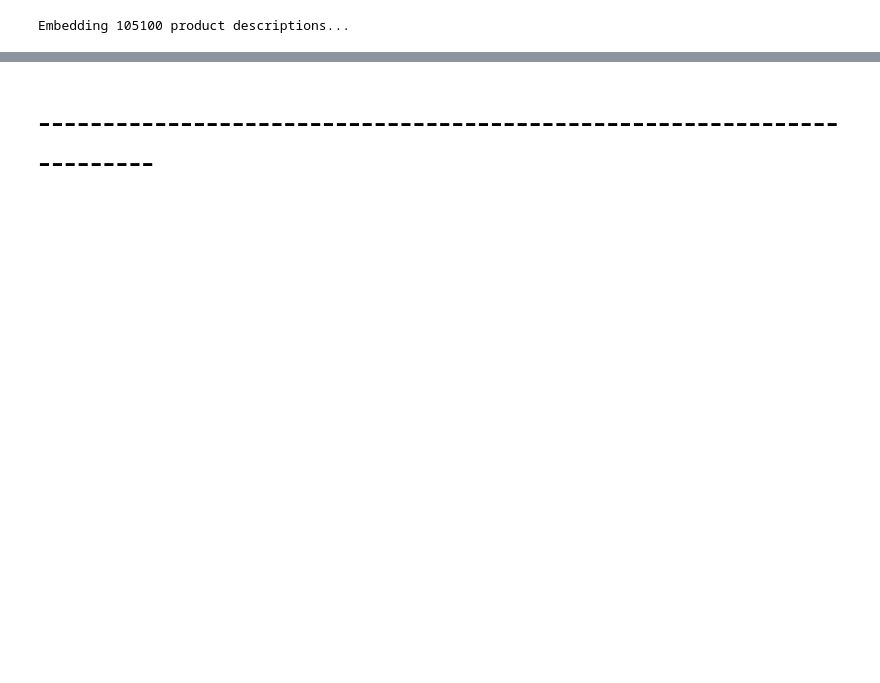
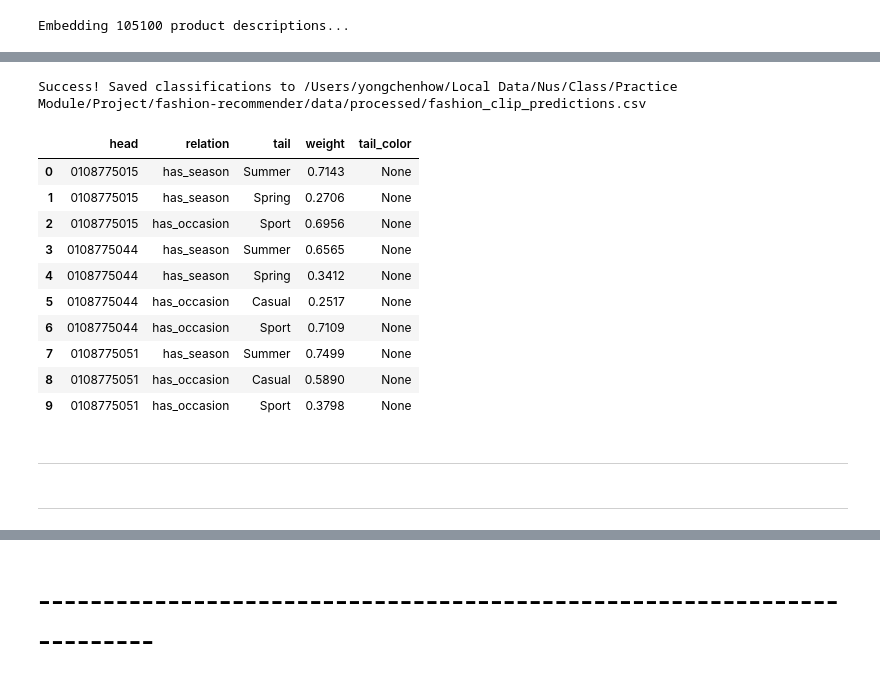
Before and after one commit to victorjongsoon/fashion-recommender, a Jupyter notebook: services/recommender-service/kg/DataProcess.ipynb, the cells around one changed output, grey strips where cells are left out. Cells and saved outputs as stored; diff of their text form; code cells hidden in the pictures; blank space fills up the shorter version.

```diff
--- a/services/recommender-service/kg/DataProcess.ipynb
+++ b/services/recommender-service/kg/DataProcess.ipynb
@@ -520,0 +536,4 @@ Calculating similarity scores...
+# %%
+# Hardware Acceleration
+device = "cuda" if torch.cuda.is_available() else "mps" if torch.backends.mps.is_available() else "cpu"
+print(f"Running FashionCLIP on: {device.upper()}")
@@ -520,0 +558,12 @@ Calculating similarity scores...
+# %%
+# Define the Prompt Dictionary
+seasons_prompts = [
+    "a photo of summer clothing", "a photo of winter clothing",
+    "a photo of spring clothing", "a photo of autumn clothing"
+]
+clean_seasons = ["Summer", "Winter", "Spring", "Autumn"]
+occasions_prompts = [
+    "a photo of casual wear", "a photo of formal wear",
+    "a photo of sport wear", "a photo of party wear"
+]
+clean_occasions = ["Casual", "Formal", "Sport", "Party"]
@@ -521,3 +686,26 @@ Calculating similarity scores...
+# %%
+# Save to CSV
+results_df = pd.DataFrame(results)
+results_df.to_csv(output_csv, index=False)
+print(f"\nSuccess! Saved classifications to {output_csv}")
+display(results_df.head(10))
+# %% [output]
+Success! Saved classifications to /Users/yongchenhow/Local Data/Nus/Class/Practice Module/Project/fashion-recommender/data/processed/fashion_clip_predictions.csv
+|  | head | relation | tail | weight | tail_color |
+| 0 | 0108775015 | has_season | Summer | 0.7143 | None |
+| 1 | 0108775015 | has_season | Spring | 0.2706 | None |
+| 2 | 0108775015 | has_occasion | Sport | 0.6956 | None |
+| 3 | 0108775044 | has_season | Summer | 0.6565 | None |
+| 4 | 0108775044 | has_season | Spring | 0.3412 | None |
+| 5 | 0108775044 | has_occasion | Casual | 0.2517 | None |
+| 6 | 0108775044 | has_occasion | Sport | 0.7109 | None |
+| 7 | 0108775051 | has_season | Summer | 0.7499 | None |
+| 8 | 0108775051 | has_occasion | Casual | 0.5890 | None |
+| 9 | 0108775051 | has_occasion | Sport | 0.3798 | None |
+# %% [markdown]
+-------------------------------------------------------------------------------------------------------
+# %% [markdown]
+-------------------------------------------------------------------------------------------------------
 # %%
 # Filter the DataFrame
 
```
Also changed, not shown: parts of 18 cells of this notebook.
